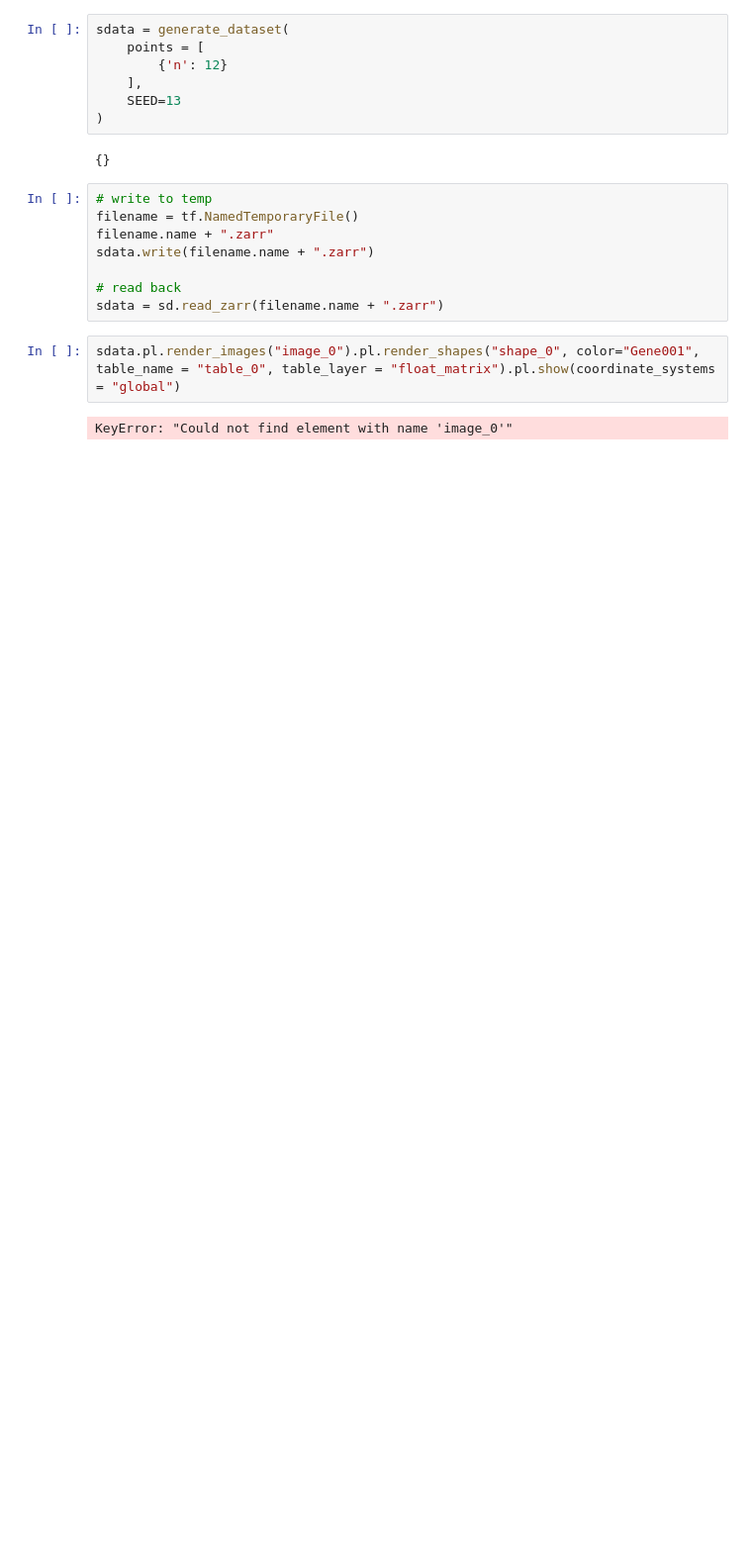
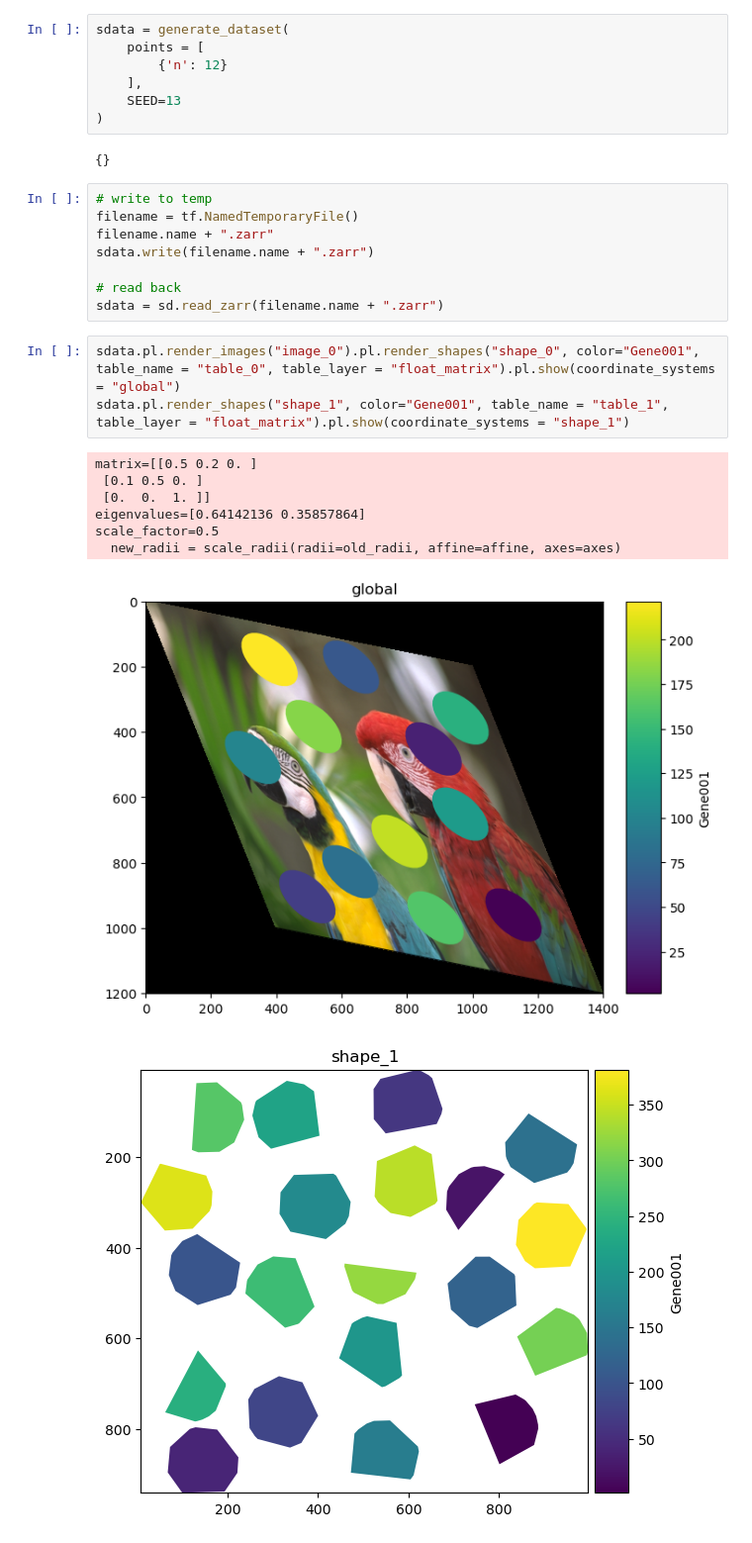
Before and after one commit to BIMSBbioinfo/dummy-spatialdata, a Jupyter notebook: docs/notebooks/main.ipynb, the cells around one changed output. Shown at 99% size. Cells and saved outputs as stored; diff of their text form; blank space fills up the shorter version.

```diff
--- a/docs/notebooks/main.ipynb
+++ b/docs/notebooks/main.ipynb
@@ -90,5 +85,13 @@ sdata.write(filename.name + ".zarr")
 sdata = sd.read_zarr(filename.name + ".zarr")
 # %%
 sdata.pl.render_images("image_0").pl.render_shapes("shape_0", color="Gene001", table_name = "table_0", table_layer = "float_matrix").pl.show(coordinate_systems = "global")
+sdata.pl.render_shapes("shape_1", color="Gene001", table_name = "table_1", table_layer = "float_matrix").pl.show(coordinate_systems = "shape_1")
 # %% [output]
-KeyError: "Could not find element with name 'image_0'"
+matrix=[[0.5 0.2 0. ]
+ [0.1 0.5 0. ]
+ [0.  0.  1. ]]
+eigenvalues=[0.64142136 0.35857864]
+scale_factor=0.5
+  new_radii = scale_radii(radii=old_radii, affine=affine, axes=axes)
+[figure, added]
+[figure, added]
```
Also changed, not shown: parts of 1 cell of this notebook.
